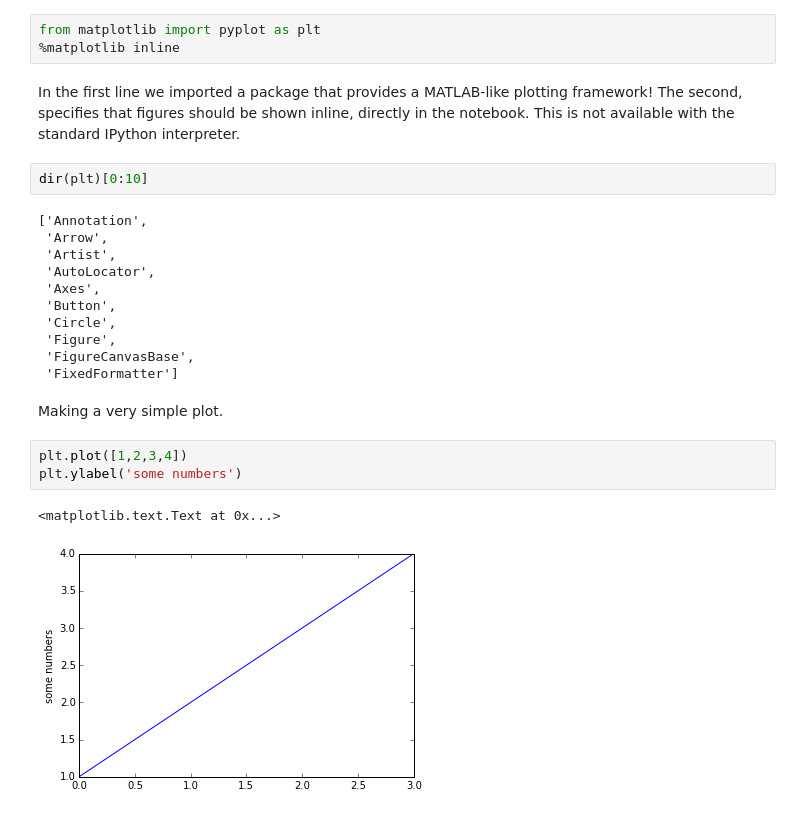
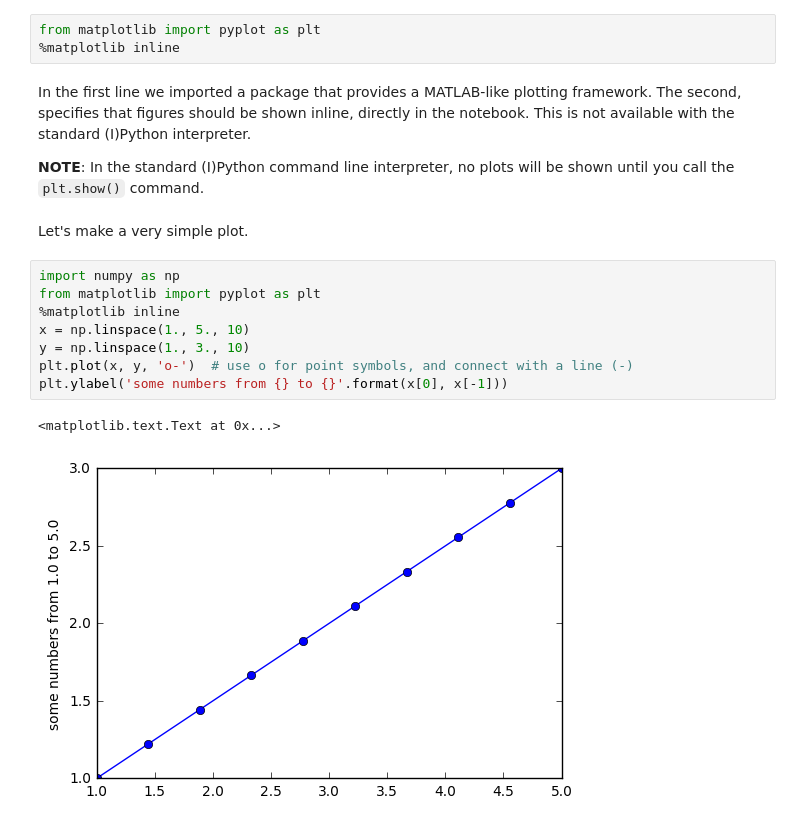
Before and after one commit to gustavo-marques/Python-basics-GFDL, a Jupyter notebook: python_basics.ipynb, the cells around one changed output. Drawn from its saved outputs; the diff is of its cells as text.

Commit message:
update for Python 3, remove dicts and lists, add matplotlib and scipy example

```diff
--- a/python_basics.ipynb
+++ b/python_basics.ipynb
@@ -592,25 +479,19 @@ f = np.sin(xx) * np.cos(0.5*yy)
 from matplotlib import pyplot as plt
 %matplotlib inline
 # %% [markdown]
-In the first line we imported a package that provides a MATLAB-like plotting framework! The second, specifies that figures should be shown inline, directly in the notebook. This is not available with the standard IPython interpreter.
+In the first line we imported a package that provides a MATLAB-like plotting framework. The second, specifies that figures should be shown inline, directly in the notebook. This is not available with the standard (I)Python interpreter.
+
+<b>NOTE</b>:  In the standard (I)Python command line interpreter, no plots will be shown until you call the <code>plt.show()</code> command.
-# %%
-dir(plt)[0:10]
-# %% [output]
-['Annotation',
- 'Arrow',
- 'Artist',
- 'AutoLocator',
- 'Axes',
- 'Button',
- 'Circle',
- 'Figure',
- 'FigureCanvasBase',
- 'FixedFormatter']
 # %% [markdown]
-Making a very simple plot.
+Let's make a very simple plot.
-# %%
-plt.plot([1,2,3,4])
-plt.ylabel('some numbers')
-# %% [output]
-<matplotlib.text.Text at 0x...>
-[figure, removed]
+# %%
+import numpy as np
+from matplotlib import pyplot as plt
+%matplotlib inline
+x = np.linspace(1., 5., 10)
+y = np.linspace(1., 3., 10)
+plt.plot(x, y, 'o-')  # use o for point symbols, and connect with a line (-)
+plt.ylabel('some numbers from {} to {}'.format(x[0], x[-1]))
+# %% [output]
+<matplotlib.text.Text at 0x...>
+[figure, added]
```
Also changed, not shown: parts of 36 cells of this notebook.
